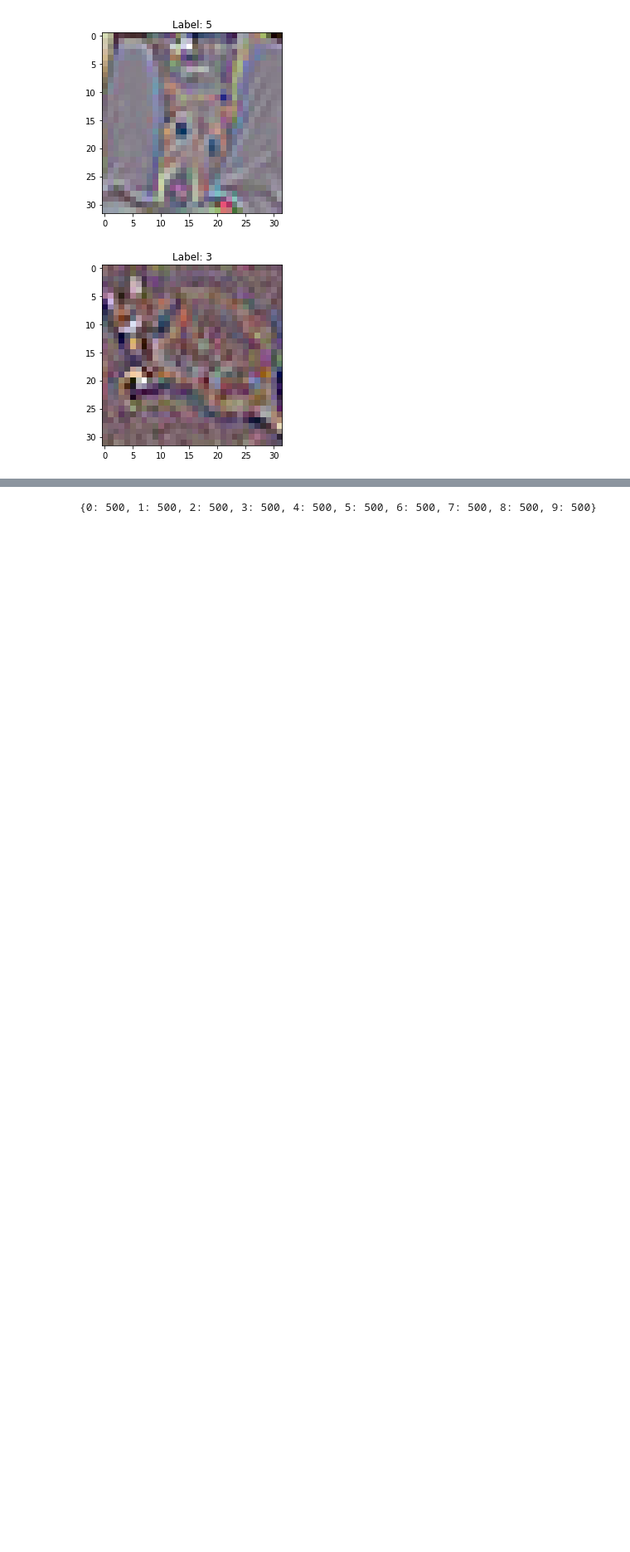
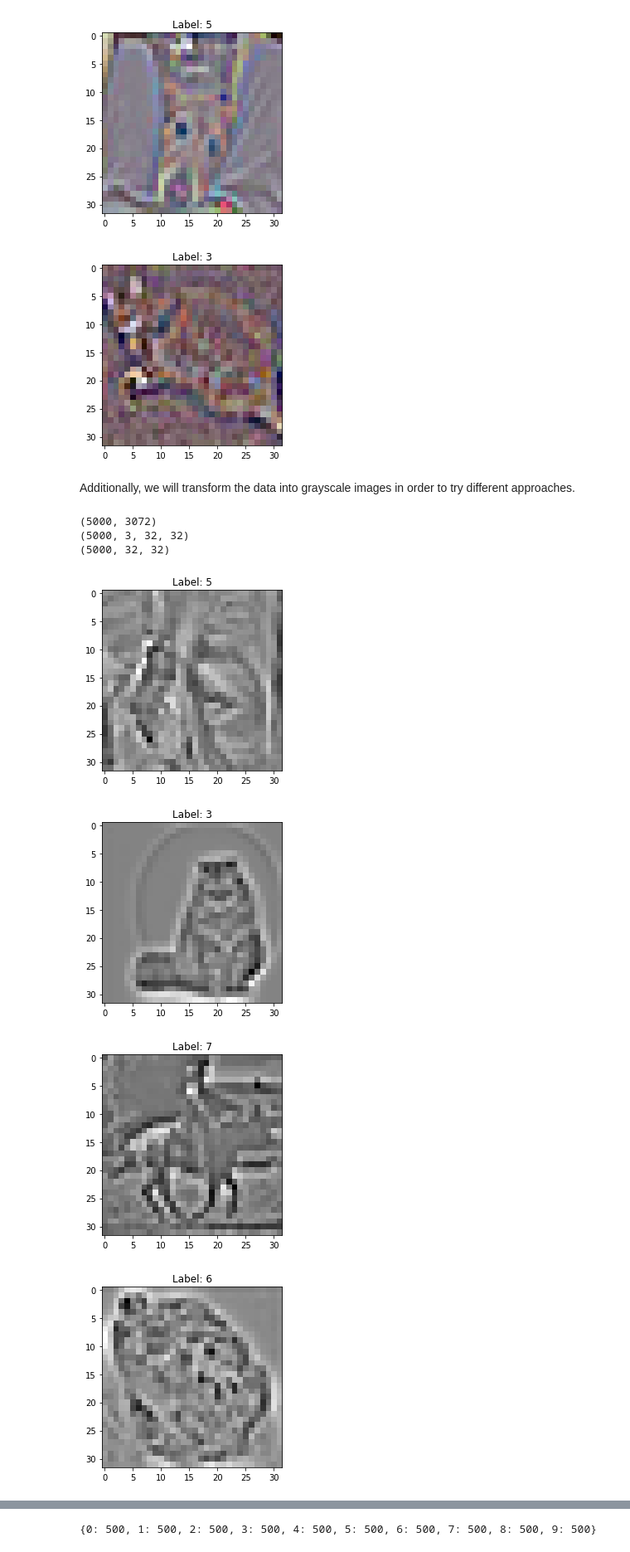
Before and after one commit to jlopetegui98/KernelMethods_DataChallenge, a Jupyter notebook: main.ipynb, the cells around one changed output, grey strips where cells are left out. Shown: that part at 83% size. Cells and saved outputs as stored; diff of their text form; code cells hidden in the pictures; blank space fills up the shorter version.

Commit message:
Added gray scale data

```diff
--- a/main.ipynb
+++ b/main.ipynb
@@ -114,3 +115,29 @@ for i in range(10,20):
 [figure]
 [figure]
 [figure]
+# %% [markdown]
+Additionally, we will transform the data into grayscale images in order to try different approaches.
+# %%
+#Scale images to gray
+Xtr = (Xtr - Xtr.min())/(Xtr.max() - Xtr.min())
+print(Xtr.shape)
+Xtr_aux = np.reshape(Xtr, (Xtr.shape[0], 3, 32, 32))
+print(Xtr_aux.shape)
+Xtr_gray = np.mean(Xtr_aux, axis=1)
+print(Xtr_gray.shape)
+# %% [output]
+(5000, 3072)
+(5000, 3, 32, 32)
+(5000, 32, 32)
+# %%
+#Ilustrate the images of the first 5 sam
+for i in range(10,20):
+    image = Xtr_gray[i]
+    plt.imshow(image, cmap='gray')
+    plt.title('Label: '+str(Ytr[i]))
+    plt.show()
+# %% [output]
+[figure, added]
+[figure, added]
+[figure, added]
+[figure, added]
```
Also changed, not shown: parts of 8 cells of this notebook.
